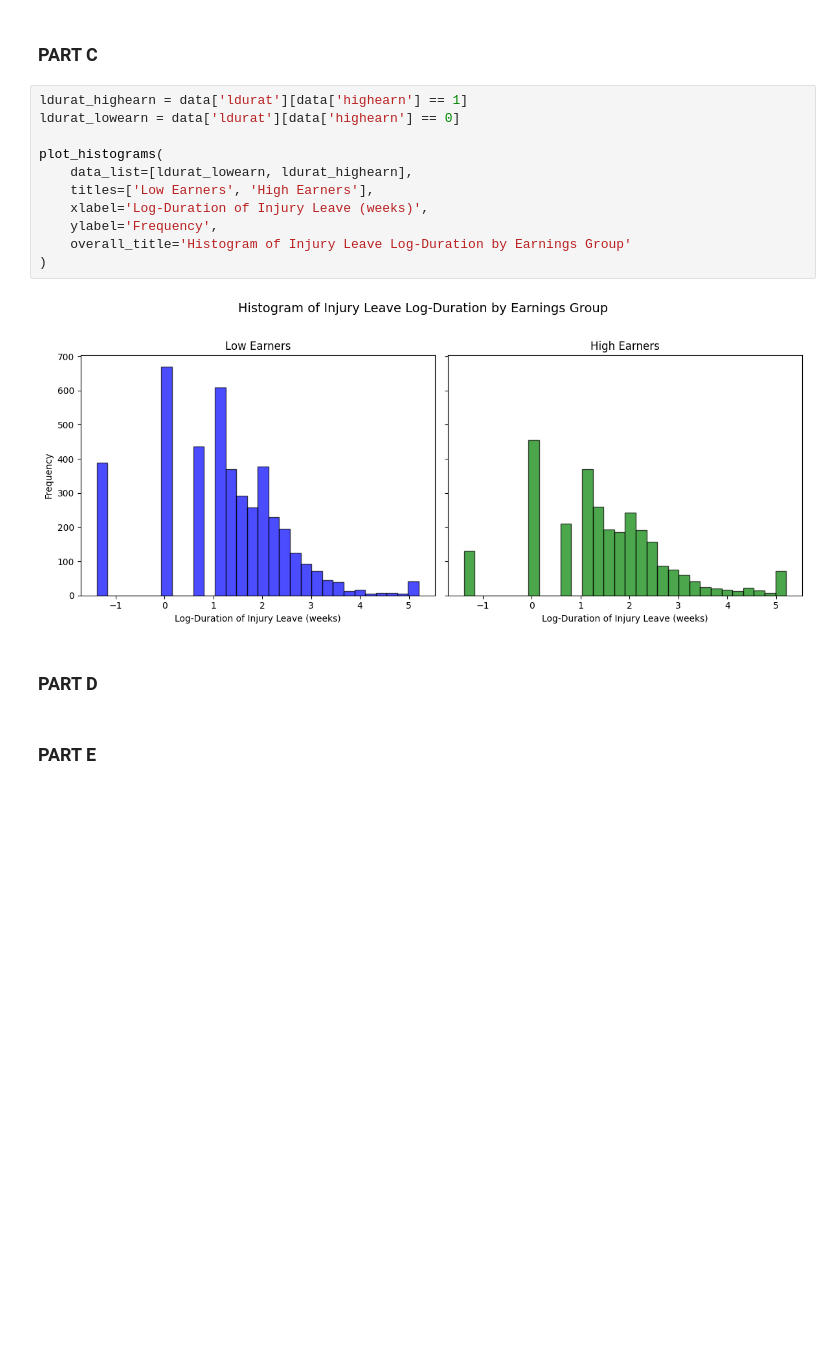
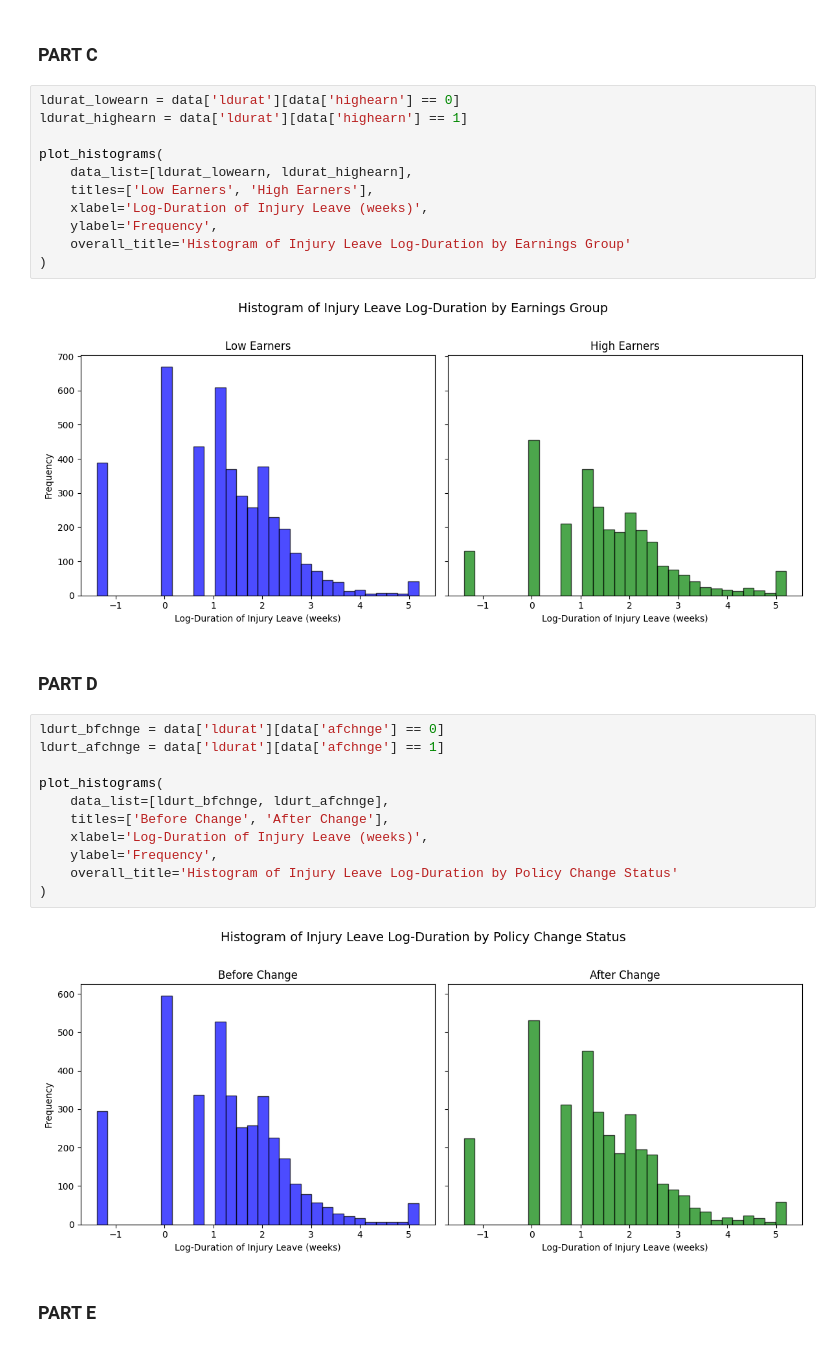
Before and after one commit to 3venthatguy/Coursework-OSU, a Jupyter notebook: ECON_5420/PS3/PS3_3.ipynb, the cells around one changed output. Cells and saved outputs as stored; diff of their text form; blank space fills up the shorter version.

```diff
--- a/ECON_5420/PS3/PS3_3.ipynb
+++ b/ECON_5420/PS3/PS3_3.ipynb
@@ -88,8 +88,8 @@ plot_histograms(
 # %% [markdown]
 ### PART C
 # %%
+ldurat_lowearn = data['ldurat'][data['highearn'] == 0]
 ldurat_highearn = data['ldurat'][data['highearn'] == 1]
-ldurat_lowearn = data['ldurat'][data['highearn'] == 0]
 
 plot_histograms(
     data_list=[ldurat_lowearn, ldurat_highearn],
@@ -102,6 +102,19 @@ plot_histograms(
 [figure]
 # %% [markdown]
 ### PART D
+# %%
+ldurt_bfchnge = data['ldurat'][data['afchnge'] == 0]
+ldurt_afchnge = data['ldurat'][data['afchnge'] == 1]
+
+plot_histograms(
+    data_list=[ldurt_bfchnge, ldurt_afchnge],
+    titles=['Before Change', 'After Change'],
+    xlabel='Log-Duration of Injury Leave (weeks)',
+    ylabel='Frequency',
+    overall_title='Histogram of Injury Leave Log-Duration by Policy Change Status'
+)
+# %% [output]
+[figure, added]
 # %% [markdown]
 ### PART E
 # %% [markdown]
```
Also changed, not shown: parts of 2 cells of this notebook.
